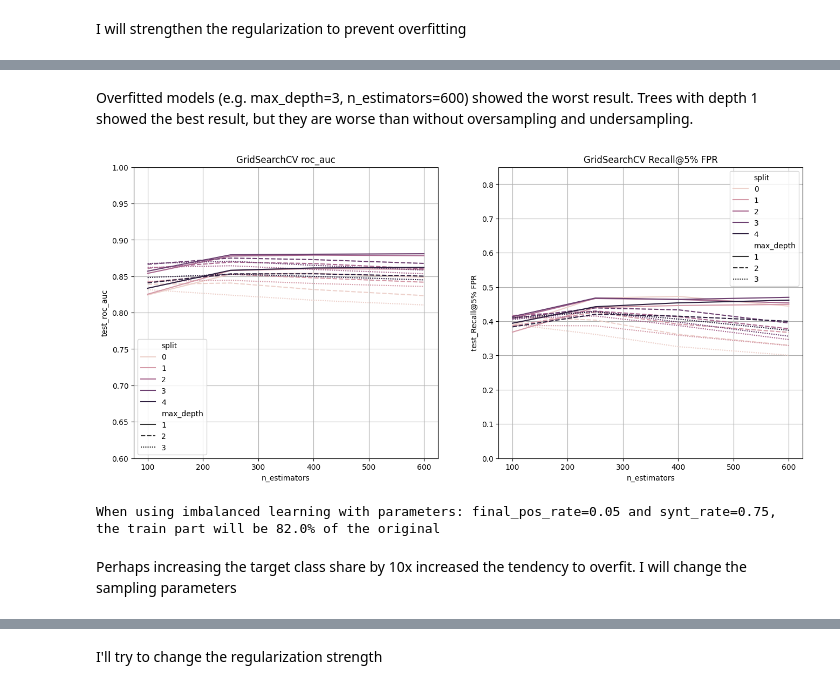
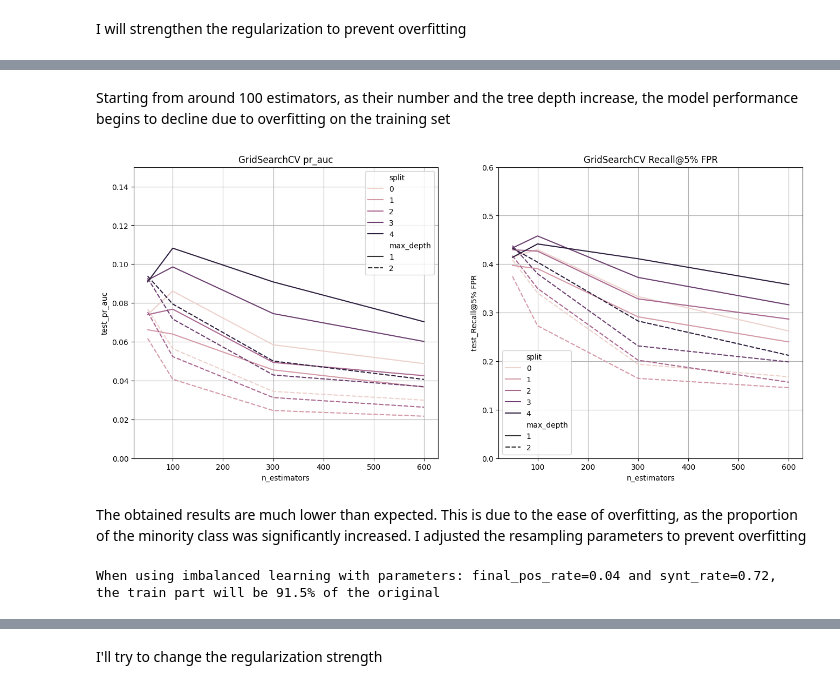
Before and after one commit to AleksandrRodkin/FraudDetection, a Jupyter notebook: training/training.ipynb, the cells around one changed output, grey strips where cells are left out. Saved outputs shown, nothing was run; the diff lists cells and outputs as text; code cells hidden in the pictures.

```diff
--- a/training/training.ipynb
+++ b/training/training.ipynb
@@ -771,7 +296,7 @@ GridSearchCV will be performed on the parameters C (regularization strength) and
 
 lr = LogisticRegression(penalty='elasticnet', class_weight='balanced', random_state=42, solver='saga', n_jobs=-1, max_iter=200)
 
-Cs = [0.01, 1.0, 10.0]
+Cs = [0.01, 0.5, 1.0]
 l_one = [0.3, 0.7]
 
 gs_lr = GridSearchCV(
@@ -1837,13 +1164,13 @@ I will strengthen the regularization to prevent overfitting
 imb_xgb_params_gs = {
     'booster':'gbtree',
     'scale_pos_weight': (len(y_train) - np.sum(y_train)) / np.sum(y_train),
-    'learning_rate': 0.04,
-    'subsample': 0.9,
-    'colsample_bytree': 0.5,
-    'min_child_weight': 0.1,
-    'gamma': 0.05,
-    'reg_alpha': 0.9,
-    'reg_lambda': 1e-2,
+    'learning_rate': 0.1,
+    'subsample': 0.6,
+    'colsample_bytree': 0.4,
+    'min_child_weight': 0.05,
+    'gamma': 0.4,
+    'reg_alpha': 0.2,
+    'reg_lambda': 0.2,
     'eval_metric': 'logloss',
     'seed': 42,
 }
@@ -1851,16 +1178,16 @@ imb_xgb_params_gs = {
 imb_xgb = XGBClassifier(**imb_xgb_params_gs)
 
 
-n_estimators = [100, 250, 400, 600]
-max_depth = [1, 2, 3]
+n_estimators = [50, 100, 300, 600]
+max_depth = [1, 2]
 
 
 imb_gs_xgb = GridSearchCV(
     imb_xgb,
     param_grid={'n_estimators': n_estimators, 'max_depth': max_depth},
-    scoring={'roc_auc': 'roc_auc',
-             'Recall@5% FPR': recall_a5_fpr,
-             'pr_auc': 'average_precision'},
+    scoring={'Recall@5% FPR': recall_a5_fpr,
+             'pr_auc': 'average_precision',
+             'roc_auc': 'roc_auc'},
     refit='Recall@5% FPR',
     n_jobs=-1,
     cv=cv_imb,
@@ -1919,40 +1243,41 @@ _res_df
-# %% [markdown]
-Overfitted models (e.g. max_depth=3, n_estimators=600) showed the worst result. Trees with depth 1 showed the best result, but they are worse than without oversampling and undersampling.
+# %% [markdown]
+Starting from around 100 estimators, as their number and the tree depth increase, the model performance begins to decline due to overfitting on the training set
 # %%
 _res = imb_gs_xgb.cv_results_
+_cv = cv_imb
 
 _df = []
 for i in range(len(_res['params'])):
-    for j in range(len(cv_imb)):
-        _df.append([_res['param_n_estimators'][i], _res['param_max_depth'][i], _res[f'split{j}_test_roc_auc'][i], _res[f'split{j}_test_Recall@5% FPR'][i], j])
+    for j in range(len(_cv)):
+        _df.append([_res['param_n_estimators'][i], _res['param_max_depth'][i], _res[f'split{j}_test_pr_auc'][i], _res[f'split{j}_test_Recall@5% FPR'][i], j])
 
-_df = pd.DataFrame(_df, columns=['n_estimators', 'max_depth', 'test_roc_auc', 'test_Recall@5% FPR', 'split'])
+_df = pd.DataFrame(_df, columns=['n_estimators', 'max_depth', 'test_pr_auc', 'test_Recall@5% FPR', 'split'])
 
 imb_xgb_res, imb_xgb_axes = plt.subplots(nrows=1, ncols=2, figsize=(16, 7))
 
-sns.lineplot(data=_df, x='n_estimators', y='test_roc_auc', ax=imb_xgb_axes[0], hue='split', style='max_depth')
+sns.lineplot(data=_df, x='n_estimators', y='test_pr_auc', ax=imb_xgb_axes[0], hue='split', style='max_depth')
 sns.lineplot(data=_df, x='n_estimators', y='test_Recall@5% FPR', ax=imb_xgb_axes[1], hue='split', style='max_depth')
 
-imb_xgb_axes[0].set_ylim((0.6, 1))
-imb_xgb_axes[1].set_ylim((0.0, 0.85))
+imb_xgb_axes[0].set_ylim((0.0, 0.15))
+imb_xgb_axes[1].set_ylim((0.0, 0.6))
 
 imb_xgb_axes[0].grid(True)
 imb_xgb_axes[1].grid(True)
 
-imb_xgb_axes[0].set_title('GridSearchCV roc_auc')
+imb_xgb_axes[0].set_title('GridSearchCV pr_auc')
 imb_xgb_axes[1].set_title('GridSearchCV Recall@5% FPR')
 
 plt.show()
 # %% [output]
-[figure, old version]
+[figure, new version]
+# %% [markdown]
+The obtained results are much lower than expected. This is due to the ease of overfitting, as the proportion of the minority class was significantly increased. I adjusted the resampling parameters to prevent overfitting
 # %%
-final_pos_rate=0.05
-synt_rate=0.75
+final_pos_rate=0.04
+synt_rate=0.72
 
 print(f"When using imbalanced learning with parameters: final_pos_rate={final_pos_rate} and synt_rate={synt_rate}, the train part will be {(np.sum(y_train) / len(y_train) / final_pos_rate / (1 - synt_rate)):.1%} of the original")
 # %% [output]
-When using imbalanced learning with parameters: final_pos_rate=0.05 and synt_rate=0.75, the train part will be 82.0% of the original
+When using imbalanced learning with parameters: final_pos_rate=0.04 and synt_rate=0.72, the train part will be 91.5% of the original
-# %% [markdown]
-Perhaps increasing the target class share by 10x increased the tendency to overfit. I will change the sampling parameters
 # %%
 %%time
```
Also changed, not shown: parts of 130 cells of this notebook, 6 other files.
